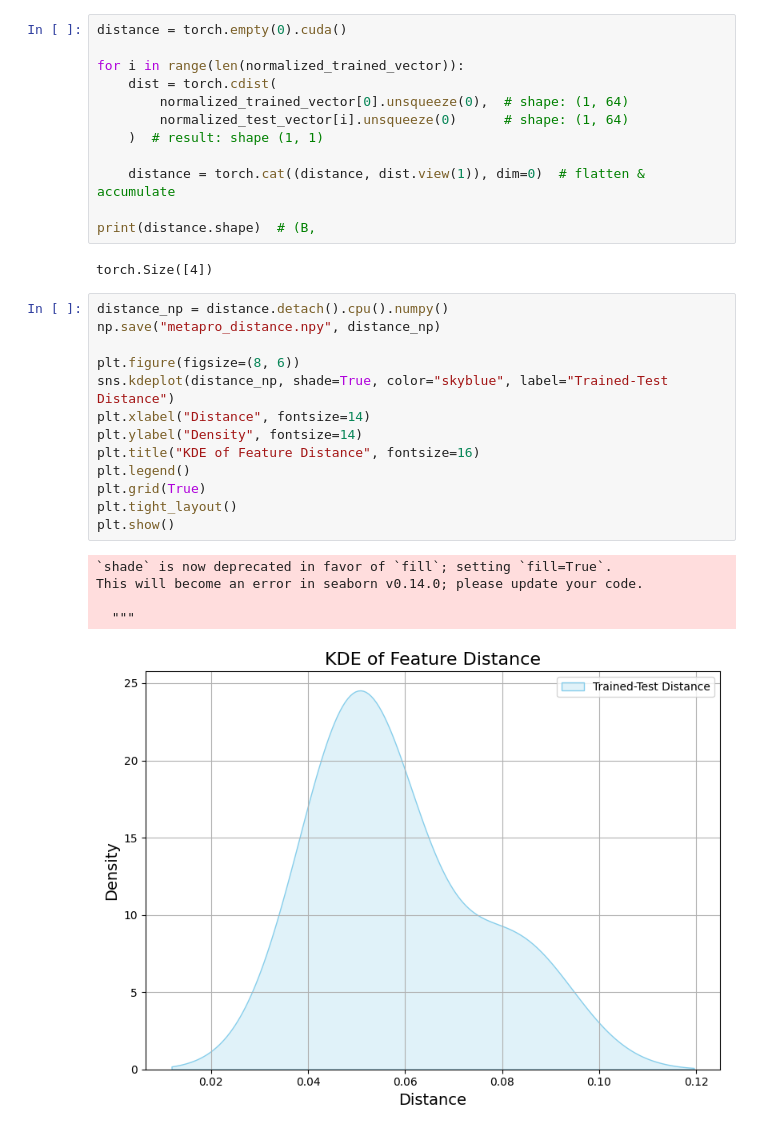
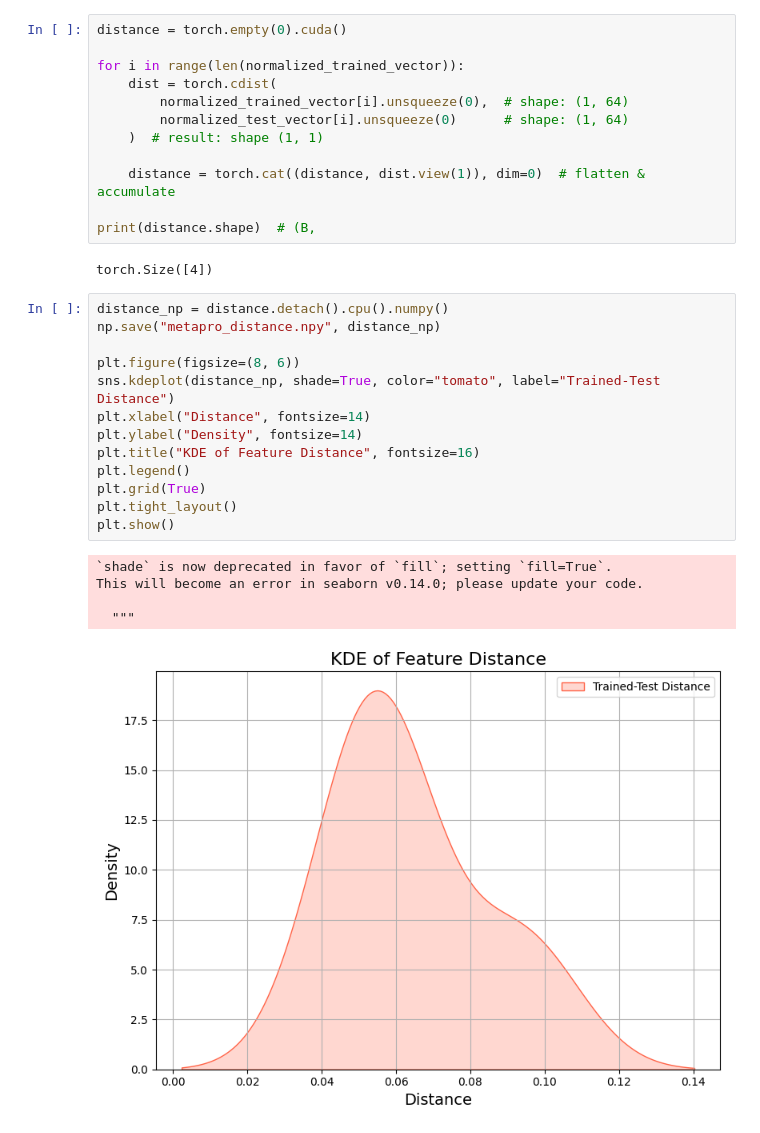
Before and after one commit to SKKUJMLim/prompt_maml, a Jupyter notebook: analysis/(MetaPro)Gaussian_Kernel_Density.ipynb, the cells around one changed output. Saved outputs shown, nothing was run; the diff lists cells and outputs as text.

```diff
--- a/analysis/(MetaPro)Gaussian_Kernel_Density.ipynb
+++ b/analysis/(MetaPro)Gaussian_Kernel_Density.ipynb
@@ -421,7 +418,7 @@ distance = torch.empty(0).cuda()
 
 for i in range(len(normalized_trained_vector)):
     dist = torch.cdist(
-        normalized_trained_vector[0].unsqueeze(0),  # shape: (1, 64)
+        normalized_trained_vector[i].unsqueeze(0),  # shape: (1, 64)
         normalized_test_vector[i].unsqueeze(0)      # shape: (1, 64)
     )  # result: shape (1, 1)
 
@@ -433,19 +430,19 @@ torch.Size([4])
 # %%
 distance_np = distance.detach().cpu().numpy()
 np.save("metapro_distance.npy", distance_np)
 
 plt.figure(figsize=(8, 6))
-sns.kdeplot(distance_np, shade=True, color="skyblue", label="Trained-Test Distance")
+sns.kdeplot(distance_np, shade=True, color="tomato", label="Trained-Test Distance")
 plt.xlabel("Distance", fontsize=14)
 plt.ylabel("Density", fontsize=14)
 plt.title("KDE of Feature Distance", fontsize=16)
 plt.legend()
 plt.grid(True)
 plt.tight_layout()
 plt.show()
 # %% [output]
 `shade` is now deprecated in favor of `fill`; setting `fill=True`.
 This will become an error in seaborn v0.14.0; please update your code.
 
   """
-[figure, old version]
+[figure, new version]
```
Also changed, not shown: parts of 2 cells of this notebook, 11 other files.
